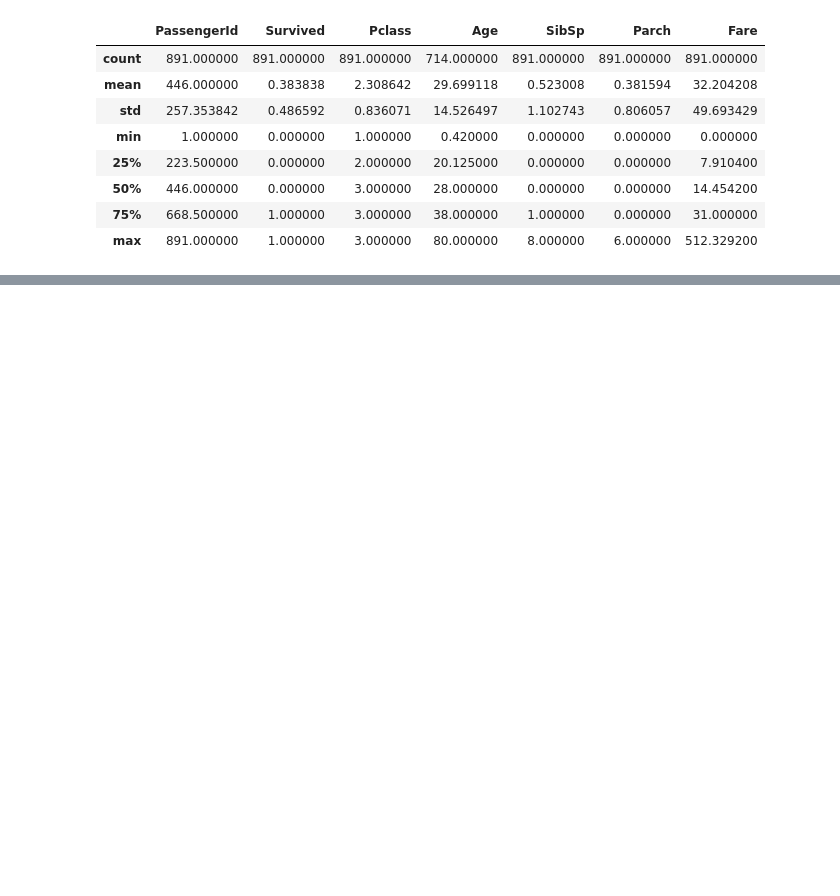
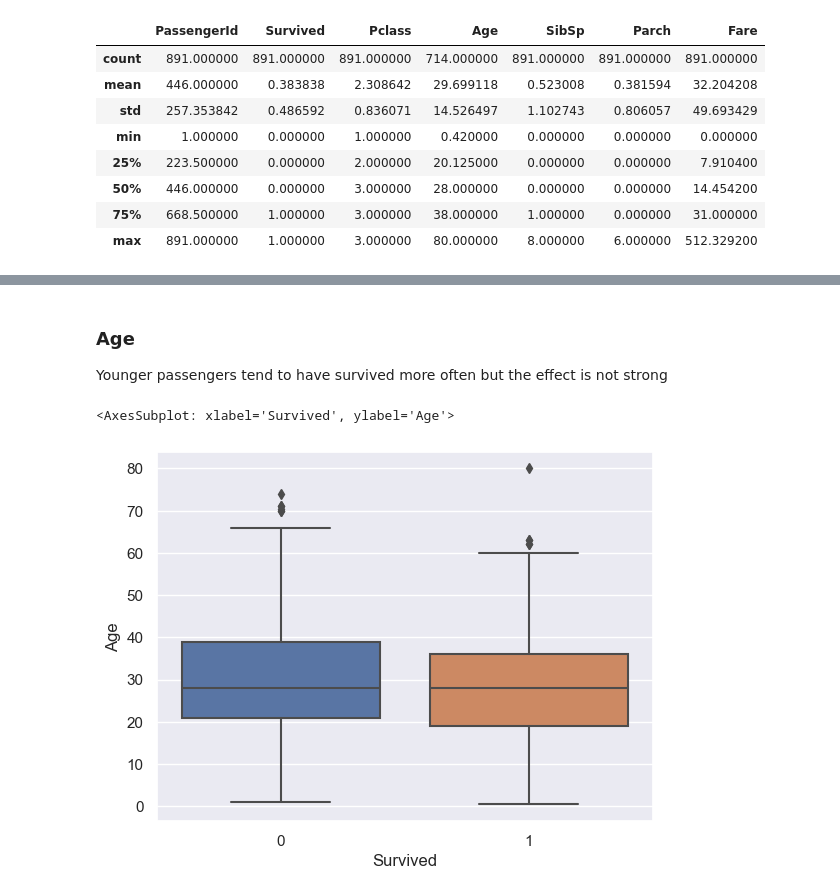
Before and after one commit to Jannis997/ML, a Jupyter notebook: Projects/Kaggle_Competitions/Titanic.ipynb, the cells around one changed output, grey strips where cells are left out. Drawn from its saved outputs; the diff is of its cells as text; code cells hidden in the pictures; blank space fills up the shorter version.

```diff
--- a/Projects/Kaggle_Competitions/Titanic.ipynb
+++ b/Projects/Kaggle_Competitions/Titanic.ipynb
@@ -319,0 +202,9 @@ forest_scores.mean()
+# %% [markdown]
+### Age
+
+Younger passengers tend to have survived more often but the effect is not strong
+# %%
+sns.boxplot(x = "Survived", y = "Age", data = train)
+# %% [output]
+<AxesSubplot: xlabel='Survived', ylabel='Age'>
+[figure, added]
```
Also changed, not shown: parts of 80 cells of this notebook.
